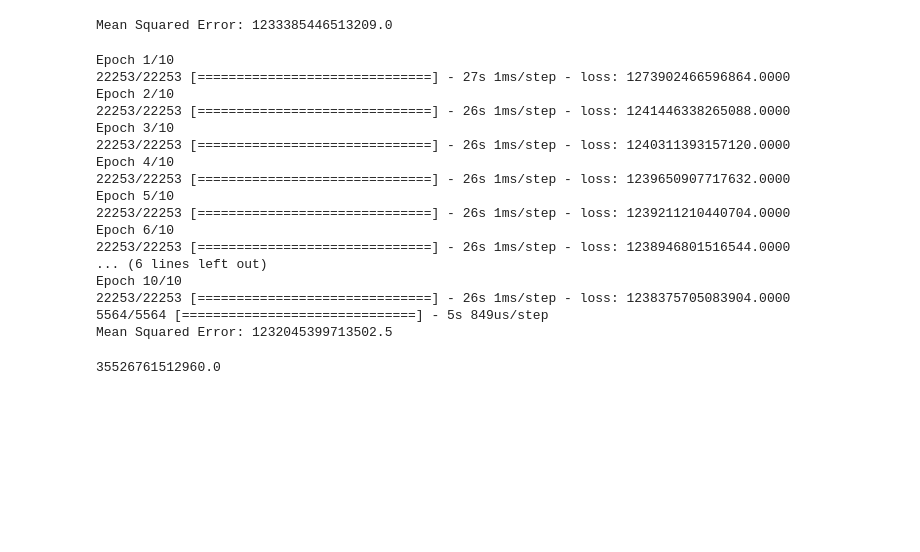
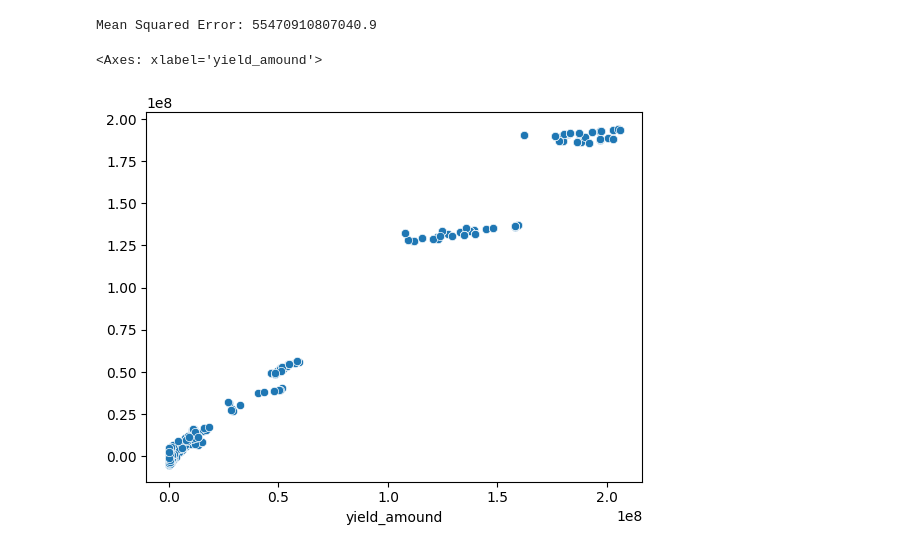
Before and after one commit to LucasJohannsenShadow/AVCD, a Jupyter notebook: machinelikedone.ipynb, the cells around one changed output. Cells and saved outputs as stored; diff of their text form; code cells hidden in the pictures; blank space fills up the shorter version.

Commit message:
some regression models

```diff
--- a/machinelikedone.ipynb
+++ b/machinelikedone.ipynb
@@ -1,8 +1,14 @@
 # %%
 import pandas as pd
 data = pd.read_csv("data/file.csv", encoding='latin-1')
-# %%
-data = data[data["Unit_x"] == "tonnes"]
-data = data.drop("Domain", axis= 1)
-data = data.drop("Unit_y", axis= 1)
-data = data.drop("Item_x", axis=1)
+# %%
+datas = data[data["Unit_x"] == "tonnes"]
+datas = datas.drop("Domain", axis= 1)
+datas = datas[datas["Item_x"] == "Rice"]
+datas = datas.drop("Unit_y", axis= 1)
+datas = datas.drop("Item_x", axis=1)
+datas = datas[datas["Item_y"] == "Pesticides (total)"]
+datas = datas.drop("Item_y", axis=1)
+datas = datas.drop("Element_y", axis=1)
+datas = datas.drop("Element_x", axis=1)
+datas = datas.drop("Unit_x", axis=1)
@@ -9,3 +24,4 @@ data = data.drop("Item_x", axis=1)
 # %%
 from sklearn.preprocessing import OneHotEncoder
-yield_df_onehot = pd.get_dummies(data, columns=['Area',"Unit_x", "Element_x","Element_y","Item_y"], prefix = ['Area', "Unit_x","Element_x","Element_y" ,"Item_y"])
+object_columns = datas.select_dtypes(include='object').columns
+yield_df_onehot = pd.get_dummies(datas, columns=object_columns, prefix = object_columns)
@@ -49,16 +33,15 @@ from sklearn.metrics import mean_squared_error
 from sklearn.preprocessing import StandardScaler
 # Load the data into a pandas DataFrame
 import seaborn as sns
-
+from sklearn.metrics import accuracy_score
 # Extract features (X) and target variable (y)
 X = yield_df_onehot.drop("yield_amound", axis=1)
 y = yield_df_onehot['yield_amound']
-scaler = StandardScaler().fit(X_train)
-Xstd=scaler.transform(X)
+#Xstd=scaler.transform(X)
 #Xstd=scaler.transform(X)
 # Split the data into training and test sets
-X_train, X_test, y_train, y_test = train_test_split(Xstd, y, test_size=0.2, random_state=42)
-
+X_train, X_test, y_train, y_test = train_test_split(X, y, test_size=0.2, random_state=42)
+#scaler = StandardScaler().fit(X_train)
 # Initialize the linear regression model
 model = LinearRegression()
 
@@ -72,48 +55,4 @@ y_pred = model.predict(X_test)
 mse = mean_squared_error(y_test, y_pred)
 print('Mean Squared Error:', mse)
 # %% [output]
-Mean Squared Error: 1233385446513209.0
+Mean Squared Error: 55470910807040.9
-# %%
-import tensorflow as tf
-from tensorflow.keras.models import Sequential
-from tensorflow.keras.layers import Dense
-# Build the neural network model
-model = Sequential()
-model.add(Dense(64, activation='relu', input_shape=(X_train.shape[1],)))
-model.add(Dense(64, activation='relu'))
-model.add(Dense(1))
-
-# Compile the model
-model.compile(loss='mean_squared_error', optimizer='adam')
-
-# Train the model
-model.fit(X_train, y_train, epochs=10, batch_size=32, verbose=1)
-
-# Predict on the test data
-y_pred = model.predict(X_test)
-
-# Evaluate the model using mean squared error
-mse = mean_squared_error(y_test, y_pred)
-print('Mean Squared Error:', mse)
-# %% [output]
-Epoch 1/10
-22253/22253 [==============================] - 27s 1ms/step - loss: 1273902466596864.0000
-Epoch 2/10
-22253/22253 [==============================] - 26s 1ms/step - loss: 1241446338265088.0000
-Epoch 3/10
-22253/22253 [==============================] - 26s 1ms/step - loss: 1240311393157120.0000
-Epoch 4/10
-22253/22253 [==============================] - 26s 1ms/step - loss: 1239650907717632.0000
-Epoch 5/10
-22253/22253 [==============================] - 26s 1ms/step - loss: 1239211210440704.0000
-Epoch 6/10
-22253/22253 [==============================] - 26s 1ms/step - loss: 1238946801516544.0000
-... (6 lines left out)
-Epoch 10/10
-22253/22253 [==============================] - 26s 1ms/step - loss: 1238375705083904.0000
-5564/5564 [==============================] - 5s 849us/step
-Mean Squared Error: 1232045399713502.5
-# %%
-1273902466596864.0000-1238375705083904.0000
-# %% [output]
-35526761512960.0
@@ -119,0 +61,5 @@ Mean Squared Error: 1232045399713502.5
+# %%
+sns.scatterplot(x=y_test, y=y_pred)
+# %% [output]
+<Axes: xlabel='yield_amound'>
+[figure, added]
```
Also changed, not shown: parts of 12 cells of this notebook.
